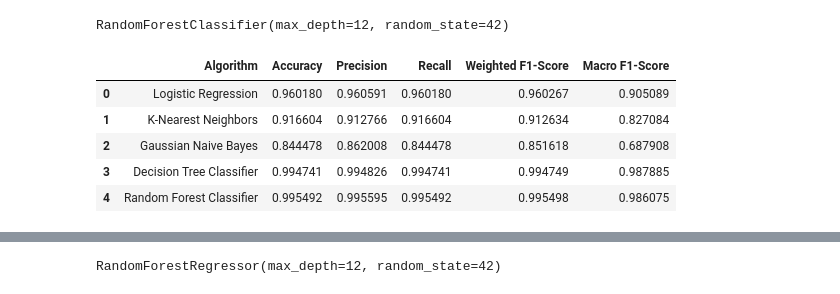
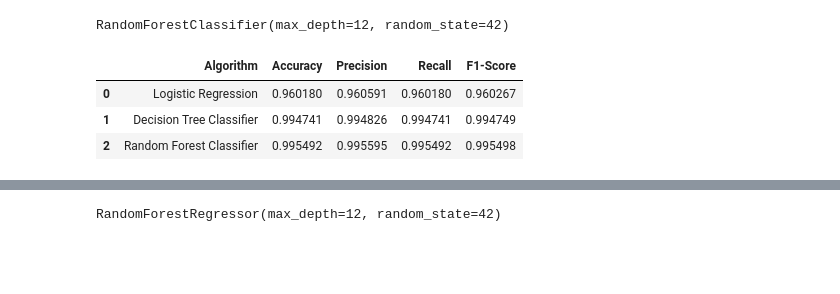
Before and after one commit to ruthvik-08/SDC-project, a Jupyter notebook: notebooks/krishijal_complete_pipeline.ipynb, the cells around one changed output, grey strips where cells are left out. Drawn from its saved outputs; the diff is of its cells as text; code cells hidden in the pictures; blank space fills up the shorter version.

```diff
--- a/notebooks/krishijal_complete_pipeline.ipynb
+++ b/notebooks/krishijal_complete_pipeline.ipynb
@@ -42,3 +16,7 @@ Loaded dataset: krishijal_master_dataset.csv | Shape: (7386, 72)
+# %%
+search_paths = glob.glob("/kaggle/input/**/krishijal_master_dataset.csv", recursive=True) + glob.glob("**/krishijal_master_dataset.csv", recursive=True) + ["krishijal_master_dataset.csv"]
+dataset_path = search_paths[0]
+df = pd.read_csv(dataset_path)
 # %%
 df.head()
 # %% [output]
@@ -361,12 +146,6 @@ imbalance_comparison
 # %%
-model_logreg = LogisticRegression(max_iter=2000, random_state=42)
+model_logreg = LogisticRegression(max_iter=1000, random_state=42)
 model_logreg.fit(X_train_scaled, y_train_class)
-
-model_knn_class = KNeighborsClassifier(n_neighbors=5)
-model_knn_class.fit(X_train_scaled, y_train_class)
-
-model_gnb_class = GaussianNB()
-model_gnb_class.fit(X_train_scaled, y_train_class)
 
 model_dt_class = DecisionTreeClassifier(max_depth=8, random_state=42)
 model_dt_class.fit(X_train_scaled, y_train_class)
@@ -377,60 +156,35 @@ model_rf_class.fit(X_train_scaled, y_train_class)
 RandomForestClassifier(max_depth=12, random_state=42)
 # %%
 pred_logreg = model_logreg.predict(X_test_scaled)
-pred_knn_class = model_knn_class.predict(X_test_scaled)
-pred_gnb_class = model_gnb_class.predict(X_test_scaled)
 pred_dt_class = model_dt_class.predict(X_test_scaled)
 pred_rf_class = model_rf_class.predict(X_test_scaled)
 
 classification_comparison = pd.DataFrame({
-    "Algorithm": [
-        "Logistic Regression",
-        "K-Nearest Neighbors",
-        "Gaussian Naive Bayes",
-        "Decision Tree Classifier",
-        "Random Forest Classifier"
-    ],
+    "Algorithm": ["Logistic Regression", "Decision Tree Classifier", "Random Forest Classifier"],
     "Accuracy": [
         accuracy_score(y_test_class, pred_logreg),
-        accuracy_score(y_test_class, pred_knn_class),
-        accuracy_score(y_test_class, pred_gnb_class),
         accuracy_score(y_test_class, pred_dt_class),
         accuracy_score(y_test_class, pred_rf_class)
     ],
     "Precision": [
         precision_score(y_test_class, pred_logreg, average="weighted", zero_division=0),
-        precision_score(y_test_class, pred_knn_class, average="weighted", zero_division=0),
-        precision_score(y_test_class, pred_gnb_class, average="weighted", zero_division=0),
         precision_score(y_test_class, pred_dt_class, average="weighted", zero_division=0),
         precision_score(y_test_class, pred_rf_class, average="weighted", zero_division=0)
     ],
     "Recall": [
         recall_score(y_test_class, pred_logreg, average="weighted", zero_division=0),
-        recall_score(y_test_class, pred_knn_class, average="weighted", zero_division=0),
-        recall_score(y_test_class, pred_gnb_class, average="weighted", zero_division=0),
         recall_score(y_test_class, pred_dt_class, average="weighted", zero_division=0),
         recall_score(y_test_class, pred_rf_class, average="weighted", zero_division=0)
     ],
-    "Weighted F1-Score": [
+    "F1-Score": [
         f1_score(y_test_class, pred_logreg, average="weighted", zero_division=0),
-        f1_score(y_test_class, pred_knn_class, average="weighted", zero_division=0),
-        f1_score(y_test_class, pred_gnb_class, average="weighted", zero_division=0),
         f1_score(y_test_class, pred_dt_class, average="weighted", zero_division=0),
         f1_score(y_test_class, pred_rf_class, average="weighted", zero_division=0)
-    ],
-    "Macro F1-Score": [
-        f1_score(y_test_class, pred_logreg, average="macro", zero_division=0),
-        f1_score(y_test_class, pred_knn_class, average="macro", zero_division=0),
-        f1_score(y_test_class, pred_gnb_class, average="macro", zero_division=0),
-        f1_score(y_test_class, pred_dt_class, average="macro", zero_division=0),
-        f1_score(y_test_class, pred_rf_class, average="macro", zero_division=0)
     ]
 })
 classification_comparison
 # %% [output]
-|  | Algorithm | Accuracy | Precision | Recall | Weighted F1-Score | Macro F1-Score |
-| 0 | Logistic Regression | 0.960180 | 0.960591 | 0.960180 | 0.960267 | 0.905089 |
-| 1 | K-Nearest Neighbors | 0.916604 | 0.912766 | 0.916604 | 0.912634 | 0.827084 |
-| 2 | Gaussian Naive Bayes | 0.844478 | 0.862008 | 0.844478 | 0.851618 | 0.687908 |
-| 3 | Decision Tree Classifier | 0.994741 | 0.994826 | 0.994741 | 0.994749 | 0.987885 |
-| 4 | Random Forest Classifier | 0.995492 | 0.995595 | 0.995492 | 0.995498 | 0.986075 |
+|  | Algorithm | Accuracy | Precision | Recall | F1-Score |
+| 0 | Logistic Regression | 0.960180 | 0.960591 | 0.960180 | 0.960267 |
+| 1 | Decision Tree Classifier | 0.994741 | 0.994826 | 0.994741 | 0.994749 |
+| 2 | Random Forest Classifier | 0.995492 | 0.995595 | 0.995492 | 0.995498 |
```
Also changed, not shown: parts of 38 cells of this notebook, 29 other files.
